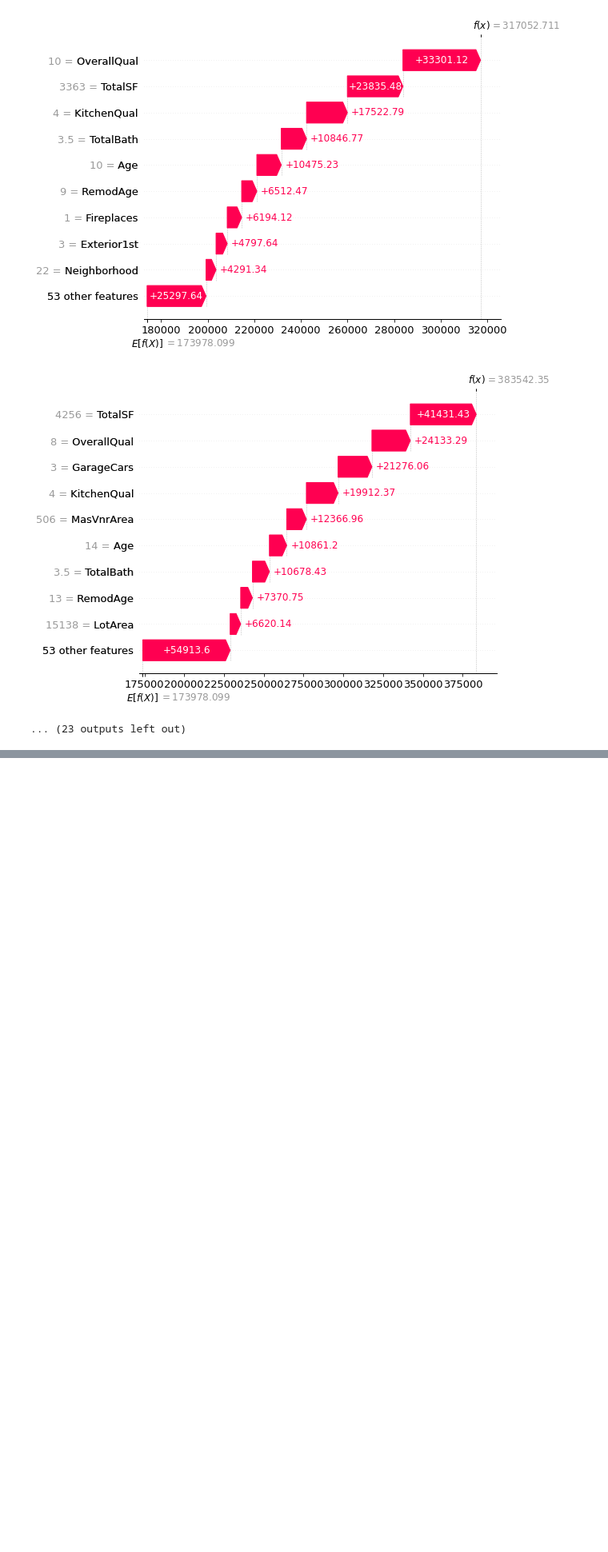
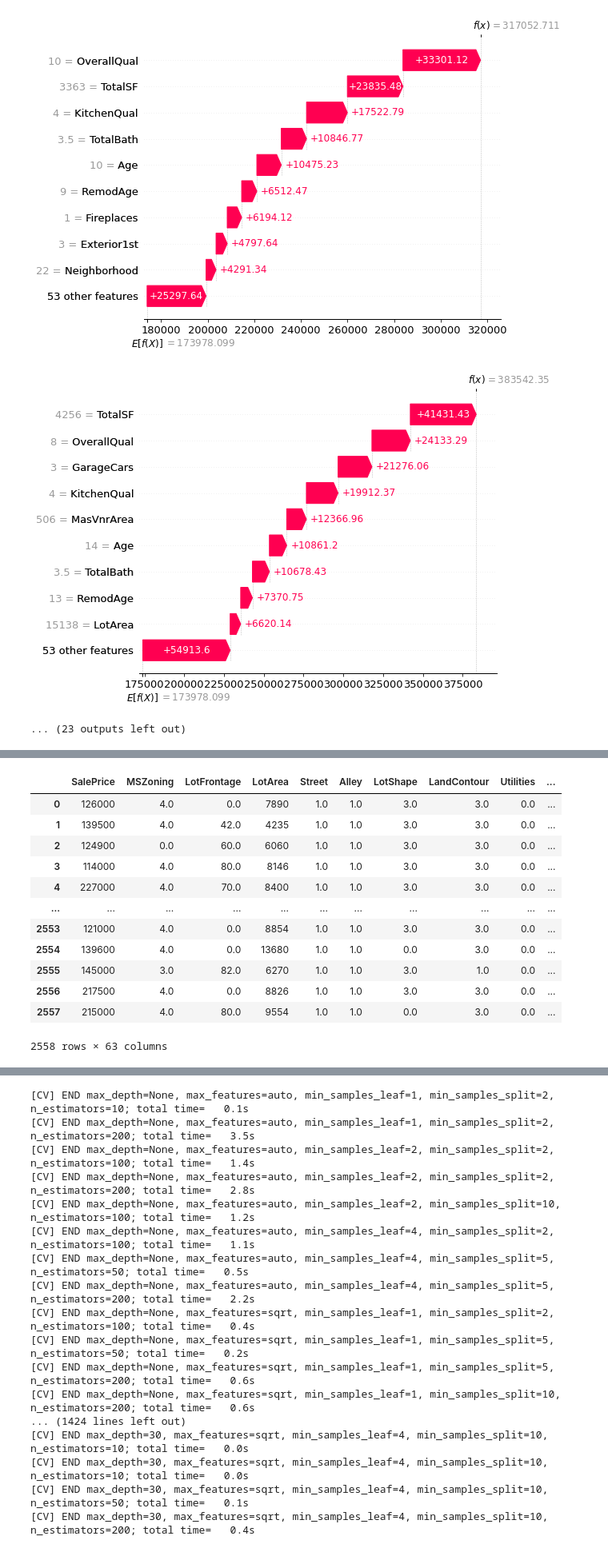
Before and after one commit to jasonphillip/Ames_Housing_ML_Project, a Jupyter notebook: models/Random_forest_model.ipynb, the cells around one changed output, grey strips where cells are left out. Shown at 80% size. Saved outputs shown, nothing was run; the diff lists cells and outputs as text; code cells hidden in the pictures; blank space fills up the shorter version.

```diff
--- a/models/Random_forest_model.ipynb
+++ b/models/Random_forest_model.ipynb
@@ -533,3 +465,19 @@ shap.plots.beeswarm(shap_values)
 # %% [output]
 [figure]
 [interactive output not drawn]
+# %%
+housing
+# %% [output]
+|  | SalePrice | MSZoning | LotFrontage | LotArea | Street | Alley | LotShape | LandContour | Utilities | ... |
+| 0 | 126000 | 4.0 | 0.0 | 7890 | 1.0 | 1.0 | 3.0 | 3.0 | 0.0 | ... |
+| 1 | 139500 | 4.0 | 42.0 | 4235 | 1.0 | 1.0 | 3.0 | 3.0 | 0.0 | ... |
+| 2 | 124900 | 0.0 | 60.0 | 6060 | 1.0 | 1.0 | 3.0 | 3.0 | 0.0 | ... |
+| 3 | 114000 | 4.0 | 80.0 | 8146 | 1.0 | 1.0 | 3.0 | 3.0 | 0.0 | ... |
+| 4 | 227000 | 4.0 | 70.0 | 8400 | 1.0 | 1.0 | 3.0 | 3.0 | 0.0 | ... |
+| ... | ... | ... | ... | ... | ... | ... | ... | ... | ... | ... |
+| 2553 | 121000 | 4.0 | 0.0 | 8854 | 1.0 | 1.0 | 3.0 | 3.0 | 0.0 | ... |
+| 2554 | 139600 | 4.0 | 0.0 | 13680 | 1.0 | 1.0 | 0.0 | 3.0 | 0.0 | ... |
+| 2555 | 145000 | 3.0 | 82.0 | 6270 | 1.0 | 1.0 | 3.0 | 1.0 | 0.0 | ... |
+| 2556 | 217500 | 4.0 | 0.0 | 8826 | 1.0 | 1.0 | 3.0 | 3.0 | 0.0 | ... |
+| 2557 | 215000 | 4.0 | 80.0 | 9554 | 1.0 | 1.0 | 0.0 | 3.0 | 0.0 | ... |
+2558 rows × 63 columns
@@ -535,0 +485,17 @@ shap.plots.beeswarm(shap_values)
+[CV] END max_depth=None, max_features=auto, min_samples_leaf=1, min_samples_split=2, n_estimators=10; total time=   0.1s
+[CV] END max_depth=None, max_features=auto, min_samples_leaf=1, min_samples_split=2, n_estimators=200; total time=   3.5s
+[CV] END max_depth=None, max_features=auto, min_samples_leaf=2, min_samples_split=2, n_estimators=100; total time=   1.4s
+[CV] END max_depth=None, max_features=auto, min_samples_leaf=2, min_samples_split=2, n_estimators=200; total time=   2.8s
+[CV] END max_depth=None, max_features=auto, min_samples_leaf=2, min_samples_split=10, n_estimators=100; total time=   1.2s
+[CV] END max_depth=None, max_features=auto, min_samples_leaf=4, min_samples_split=2, n_estimators=100; total time=   1.1s
+[CV] END max_depth=None, max_features=auto, min_samples_leaf=4, min_samples_split=5, n_estimators=50; total time=   0.5s
+[CV] END max_depth=None, max_features=auto, min_samples_leaf=4, min_samples_split=5, n_estimators=200; total time=   2.2s
+[CV] END max_depth=None, max_features=sqrt, min_samples_leaf=1, min_samples_split=2, n_estimators=100; total time=   0.4s
+[CV] END max_depth=None, max_features=sqrt, min_samples_leaf=1, min_samples_split=5, n_estimators=50; total time=   0.2s
+[CV] END max_depth=None, max_features=sqrt, min_samples_leaf=1, min_samples_split=5, n_estimators=200; total time=   0.6s
+[CV] END max_depth=None, max_features=sqrt, min_samples_leaf=1, min_samples_split=10, n_estimators=200; total time=   0.6s
+... (1424 lines left out)
+[CV] END max_depth=30, max_features=sqrt, min_samples_leaf=4, min_samples_split=10, n_estimators=10; total time=   0.0s
+[CV] END max_depth=30, max_features=sqrt, min_samples_leaf=4, min_samples_split=10, n_estimators=10; total time=   0.0s
+[CV] END max_depth=30, max_features=sqrt, min_samples_leaf=4, min_samples_split=10, n_estimators=50; total time=   0.1s
+[CV] END max_depth=30, max_features=sqrt, min_samples_leaf=4, min_samples_split=10, n_estimators=200; total time=   0.4s
```
Also changed, not shown: parts of 2 cells of this notebook, 1 other file.
